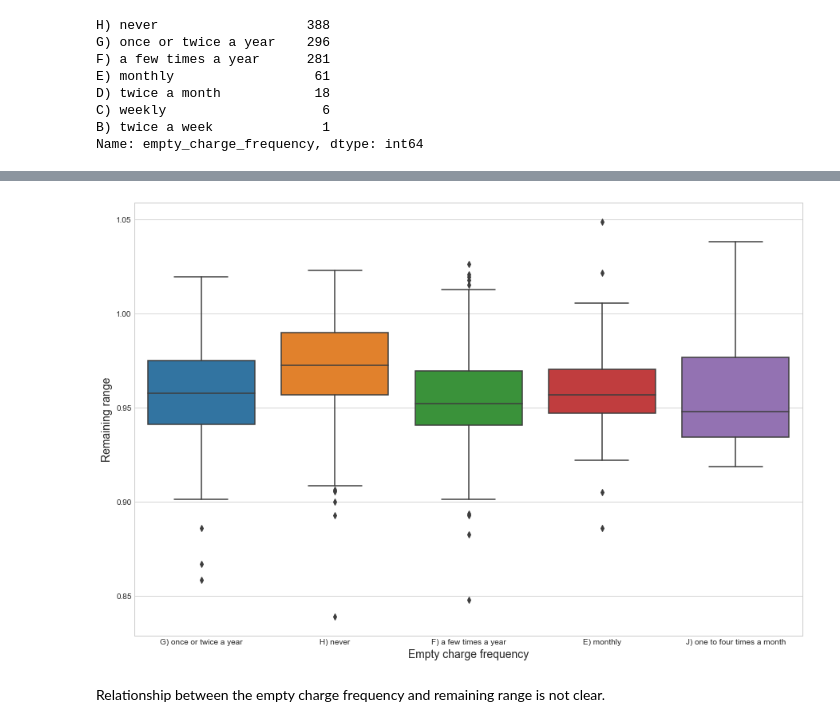
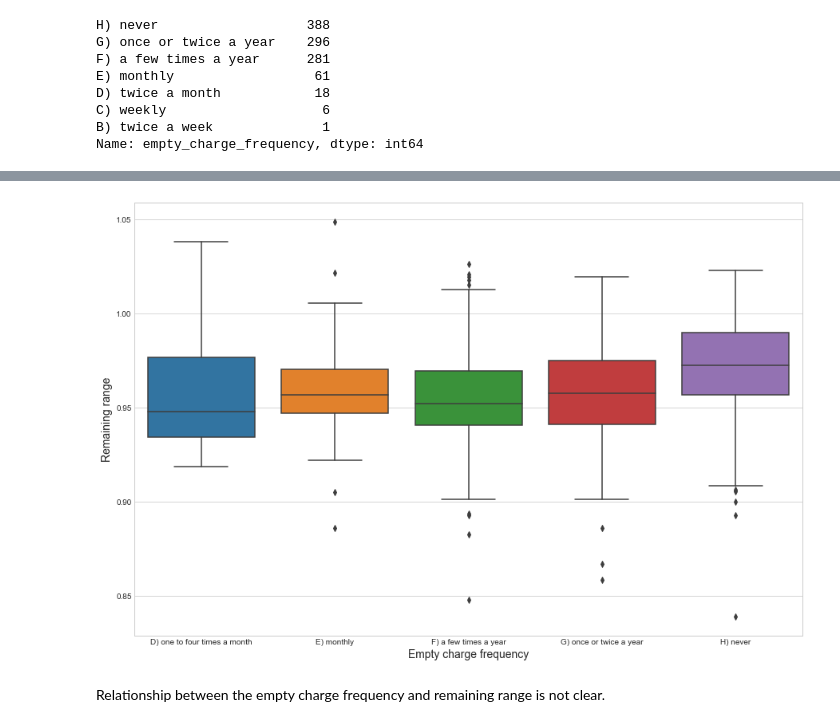
Before and after one commit to kvalentine95/capstone_data_science, a Jupyter notebook: tesla/tesla-battery-degradation.ipynb, the cells around one changed output, grey strips where cells are left out. Drawn from its saved outputs; the diff is of its cells as text; code cells hidden in the pictures.

```diff
--- a/tesla/tesla-battery-degradation.ipynb
+++ b/tesla/tesla-battery-degradation.ipynb
@@ -698,7 +706,7 @@ tesla_copy4 = tesla_survey.copy()
 tesla_copy4 = tesla_copy4.dropna(subset=['empty_charge_frequency'])
 
 tesla_copy4.loc[(tesla_copy4.empty_charge_frequency == 'B) twice a week')| (tesla_copy4.empty_charge_frequency == 'D) twice a month'), 'empty_charge_frequency'] = 'C) weekly'
-tesla_copy4.loc[tesla_copy4.empty_charge_frequency == 'C) weekly', 'empty_charge_frequency'] = u'J) one to four times a month'
+tesla_copy4.loc[tesla_copy4.empty_charge_frequency == 'C) weekly', 'empty_charge_frequency'] = u'D) one to four times a month'
 tesla_copy4.empty_charge_frequency.value_counts(dropna = False)
 # %% [output]
 H) never                        388
@@ -723,13 +731,14 @@ freq_dict2
 # %%
 #check how remaining range is affected by frequency of empty charge
+cols = ['D) one to four times a month','E) monthly','F) a few times a year','G) once or twice a year','H) never']
 sns.set_style("whitegrid")
 plt.figure(figsize=(15, 10))
-ax = sns.boxplot(x='empty_charge_frequency', y='remaining_range', data=tesla_copy4)
+ax = sns.boxplot(x='empty_charge_frequency', y='remaining_range', data=tesla_copy4, order=cols)
 plt.xlabel('Empty charge frequency', fontsize=14)
 plt.ylabel('Remaining range', fontsize=14)
 plt.show()
 # %% [output]
-[figure, old version]
+[figure, new version]
 # %% [markdown]
 Relationship between the empty charge frequency and remaining range is not clear.
 # %% [markdown]
```
Also changed, not shown: parts of 14 cells of this notebook, 4 other files.
